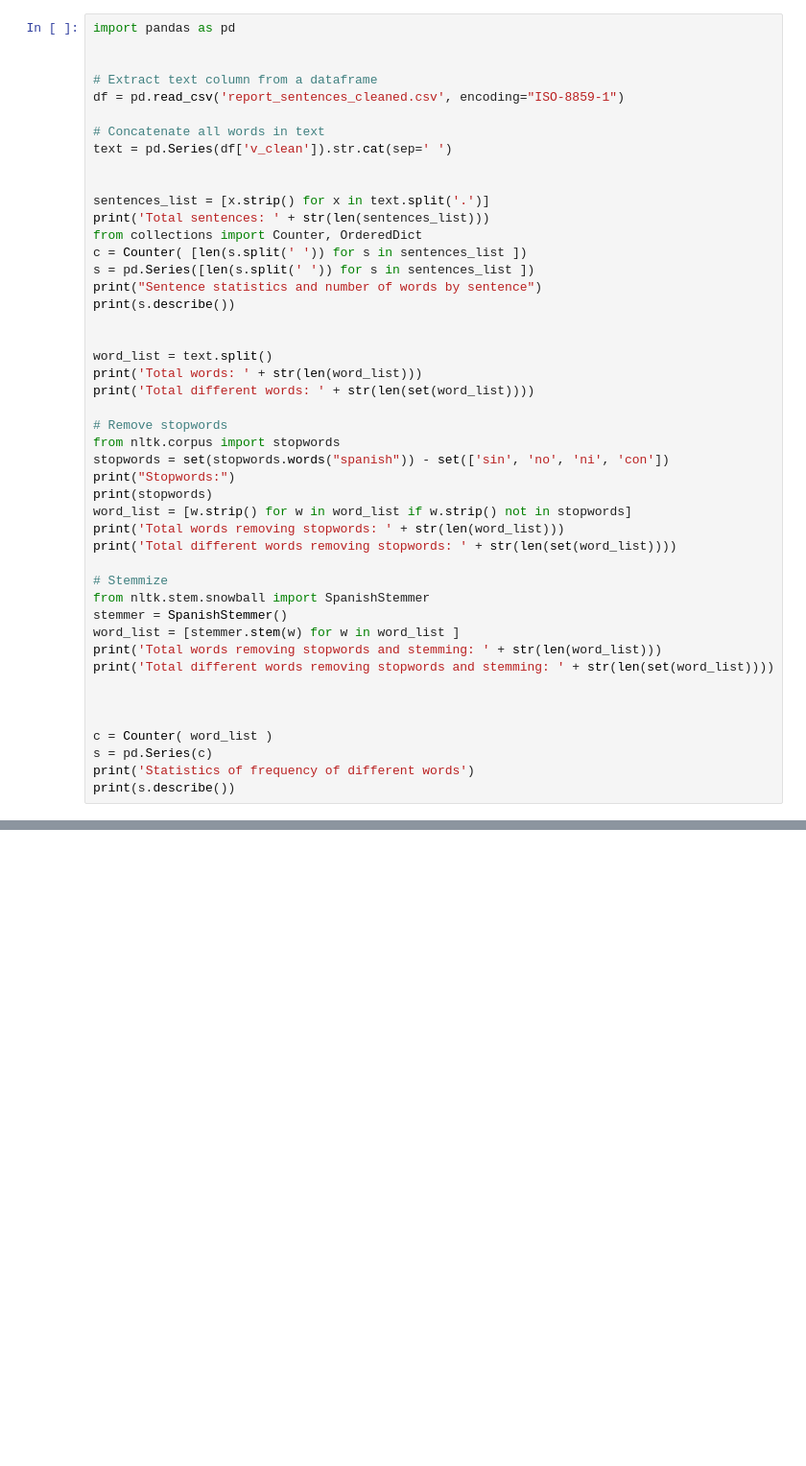
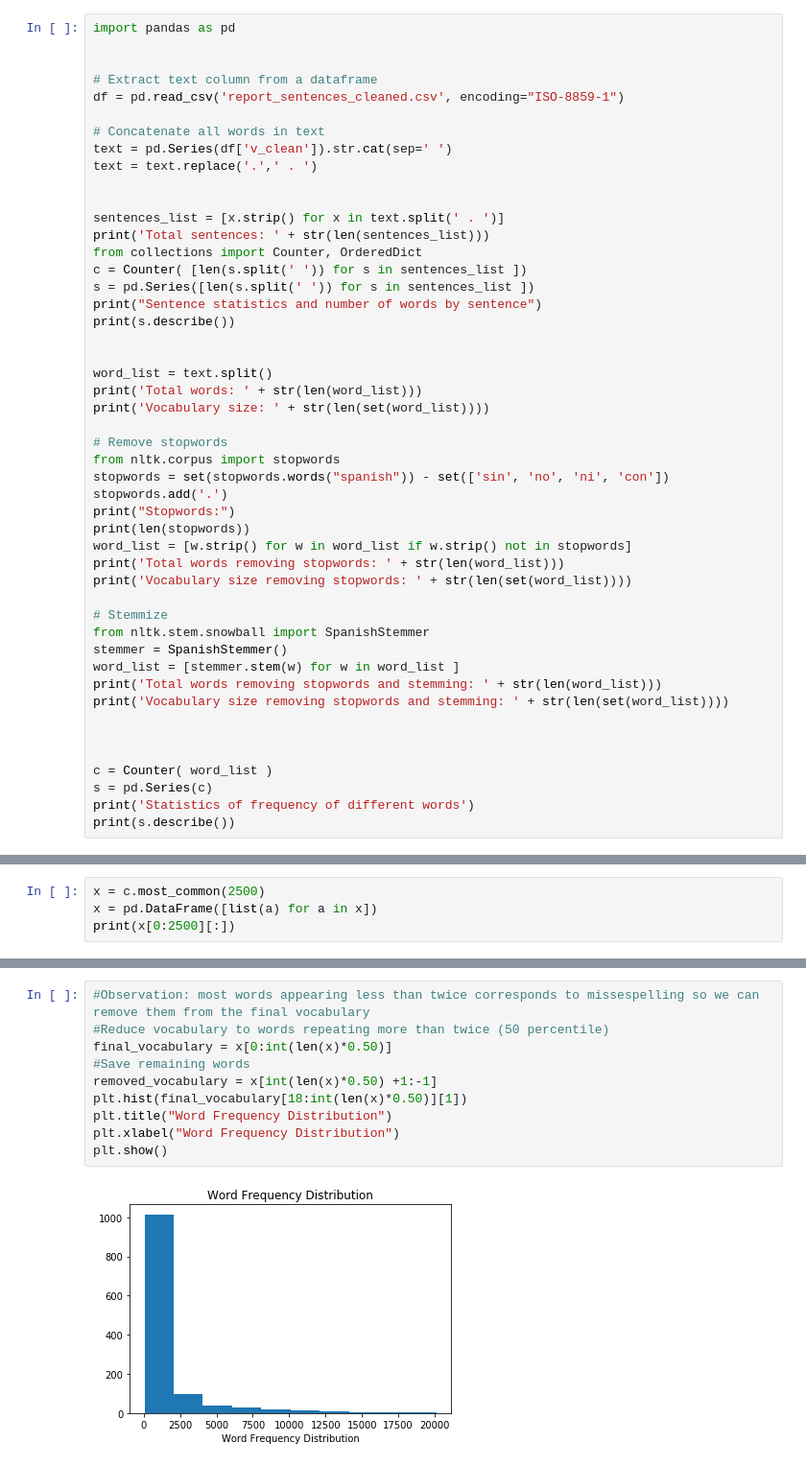
Before and after one commit to auriml/Rx-thorax-automatic-captioning, a Jupyter notebook: report_descriptive_summary.ipynb, the cells around one changed output, grey strips where cells are left out. Shown at 96% size. Cells and saved outputs as stored; diff of their text form; blank space fills up the shorter version.

```diff
--- a/report_descriptive_summary.ipynb
+++ b/report_descriptive_summary.ipynb
@@ -7,9 +7,10 @@ df = pd.read_csv('report_sentences_cleaned.csv', encoding="ISO-8859-1")
 
 # Concatenate all words in text
 text = pd.Series(df['v_clean']).str.cat(sep=' ')
+text = text.replace('.',' . ')
 
 
-sentences_list = [x.strip() for x in text.split('.')]
+sentences_list = [x.strip() for x in text.split(' . ')]
 print('Total sentences: ' + str(len(sentences_list)))
 from collections import Counter, OrderedDict
 c = Counter( [len(s.split(' ')) for s in sentences_list ])
@@ -20,23 +21,24 @@ print(s.describe())
 
 word_list = text.split()
 print('Total words: ' + str(len(word_list)))
-print('Total different words: ' + str(len(set(word_list))))
+print('Vocabulary size: ' + str(len(set(word_list))))
 
 # Remove stopwords
 from nltk.corpus import stopwords
 stopwords = set(stopwords.words("spanish")) - set(['sin', 'no', 'ni', 'con'])
+stopwords.add('.')
 print("Stopwords:")
-print(stopwords)
+print(len(stopwords))
 word_list = [w.strip() for w in word_list if w.strip() not in stopwords]
 print('Total words removing stopwords: ' + str(len(word_list)))
-print('Total different words removing stopwords: ' + str(len(set(word_list))))
+print('Vocabulary size removing stopwords: ' + str(len(set(word_list))))
 
 # Stemmize
 from nltk.stem.snowball import SpanishStemmer
 stemmer = SpanishStemmer()
 word_list = [stemmer.stem(w) for w in word_list ]
 print('Total words removing stopwords and stemming: ' + str(len(word_list)))
-print('Total different words removing stopwords and stemming: ' + str(len(set(word_list))))
+print('Vocabulary size removing stopwords and stemming: ' + str(len(set(word_list))))
 
 
 
@@ -64 +66,5 @@ max      252414.000000
 dtype: float64
+# %%
+x = c.most_common(2500)
+x = pd.DataFrame([list(a) for a in x])
+print(x[0:2500][:])
@@ -64,0 +89,12 @@ dtype: float64
+# %%
+#Observation: most words appearing less than twice corresponds to missespelling so we can remove them from the final vocabulary
+#Reduce vocabulary to words repeating more than twice (50 percentile)
+final_vocabulary = x[0:int(len(x)*0.50)]
+#Save remaining words
+removed_vocabulary = x[int(len(x)*0.50) +1:-1]
+plt.hist(final_vocabulary[18:int(len(x)*0.50)][1])
+plt.title("Word Frequency Distribution")
+plt.xlabel("Word Frequency Distribution")
+plt.show()
+# %% [output]
+[figure, added]
```
Also changed, not shown: parts of 4 cells of this notebook, 1 other file.
